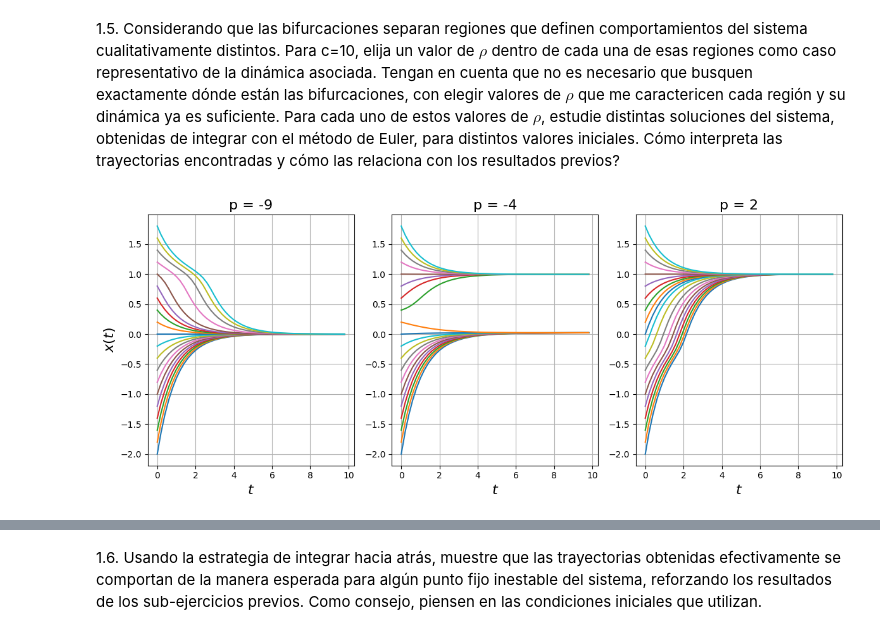
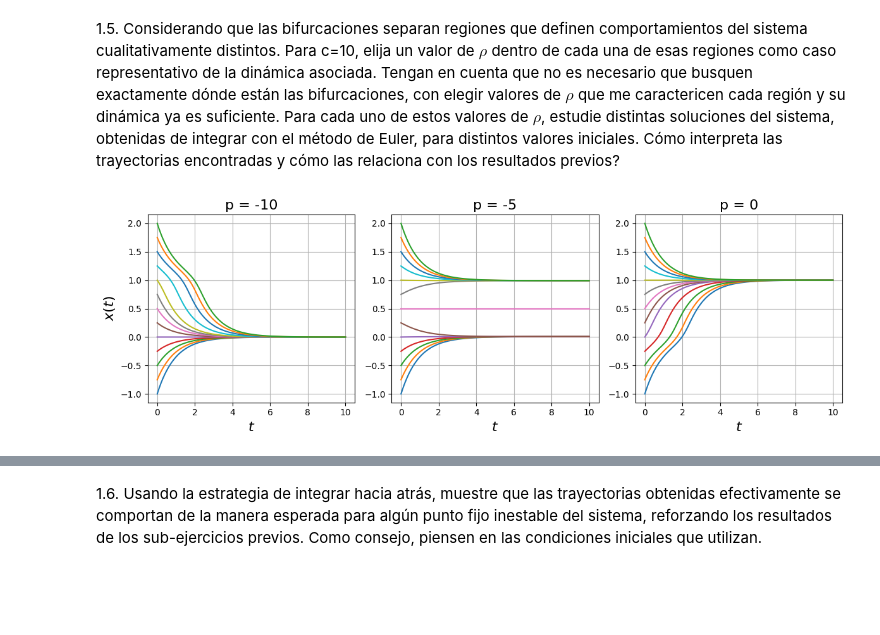
Before and after one commit to lmendezayl/modelado-continuo, a Jupyter notebook: trabajos-practicos/TP1IMC2025_MENDEZ_STANGALINI_DRELEWICZ.ipynb, the cells around one changed output, grey strips where cells are left out. Drawn from its saved outputs; the diff is of its cells as text; code cells hidden in the pictures; blank space fills up the shorter version.

```diff
--- a/trabajos-practicos/TP1IMC2025_MENDEZ_STANGALINI_DRELEWICZ.ipynb
+++ b/trabajos-practicos/TP1IMC2025_MENDEZ_STANGALINI_DRELEWICZ.ipynb
@@ -137,13 +148,12 @@ def fprima(x, p):
 # %%
 markerfcolors = ('w', 'r')
 
-x = np.arange(-1, 1, 0.01)
+x0s = np.arange(0, 1, 0.01)
 p = np.linspace(-9, 1, 41) # justificar que este rango de rho cubre todos los casos posibles
-ci = 0.1 # condicion inicial
 
 # Iteramos sobre los valores de rho
 for pi in p:
-    raices = root_finder(f, x, args=(pi,))
+    raices = root_finder(f, x0s, args=(pi,))
     for raiz in raices:
         pend = fprima(raiz, pi)
         plt.plot(pi, raiz, 'o',
@@ -151,6 +161,8 @@ for pi in p:
                  markeredgecolor='r')
 plt.xlabel(r"$\rho$", fontsize=16)
 plt.ylabel(r"$x^*$", fontsize=16)
+# plt.axvline(x=-7, color='g', linestyle="--", ymin=0, ymax=1)
+# plt.axvline(x=-3, color='g', linestyle="--", ymin=0, ymax=1)
 plt.title("Bifurcaciones del sistema")
 plt.grid()
 plt.show()
@@ -159,28 +171,31 @@ plt.show()
 # %% [markdown]
 
 1.5. Considerando que las bifurcaciones separan regiones que definen comportamientos del sistema cualitativamente distintos. Para c=10, elija un valor de $\rho$ dentro de cada una de esas regiones como caso representativo de la dinámica asociada. Tengan en cuenta que no es necesario que busquen exactamente dónde están las bifurcaciones, con elegir valores de $\rho$ que me caractericen cada región y su dinámica ya es suficiente. Para cada uno de estos valores de $\rho$, estudie distintas soluciones del sistema, obtenidas de integrar con el método de Euler, para distintos valores iniciales. Cómo interpreta las trayectorias encontradas y cómo las relaciona con los resultados previos?
+# %%
+# Método de Euler
+def odeEuler(f, x0, t_span, args=(), dt=0.1):
+    t0, tf = t_span[0], t_span[1]
+    t = np.arange(t0, tf+dt, step=dt)
+    x = np.zeros_like(t)
+    x[0] = x0
+    for i in range(len(t)-1):
+        x[i+1] = x[i] + dt*f(x[i], *args)
+    return t, x
 # %%
-p = [-9, -4, 2]
-dt = 0.2
-t = np.arange(0, 10, step=dt)
-ci = np.arange(-2,2, step=dt)
-splots = [131, 132, 133]
+# Integramos el sistema para distintas conds. iniciales y diferentes valores de p
+p = [-10, -5, 0]
+ci = np.arange(-1, 2+0.25, step=0.25)
 
-# Redefinimos el sistema
-def f(x, t, p):
-    return -x + S(x, p=p, c=10)
-
-fig, axes = plt.subplots(1, 3, figsize=(12, 5))
+fig, axes = plt.subplots(1, 3, figsize=(12, 4))
 
 for i in range(len(p)):
-    for cii in ci:
-        solucion = sp.integrate.odeint(f, cii, t, args=(p[i],))
-        x = solucion[:, 0]
+    for x0 in ci:
+        t, x = odeEuler(f, x0, t_span=(0, 10), args=(p[i],))
         axes[i].plot(t, x)
     axes[i].set_title(f"p = {p[i]}", fontsize=16)
     axes[i].set_xlabel("$t$", fontsize=16)
     axes[i].grid()
 axes[0].set_ylabel("$x(t)$", fontsize=16)
 plt.tight_layout()
 # %% [output]
-[figure, old version]
+[figure, new version]
```
Also changed, not shown: parts of 33 cells of this notebook.
